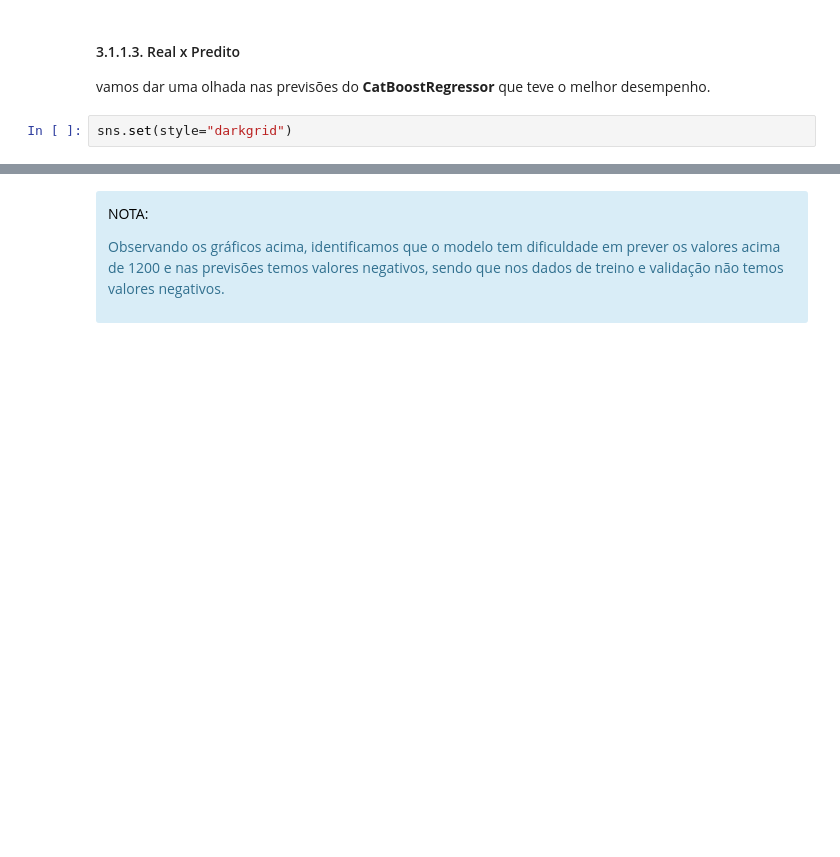
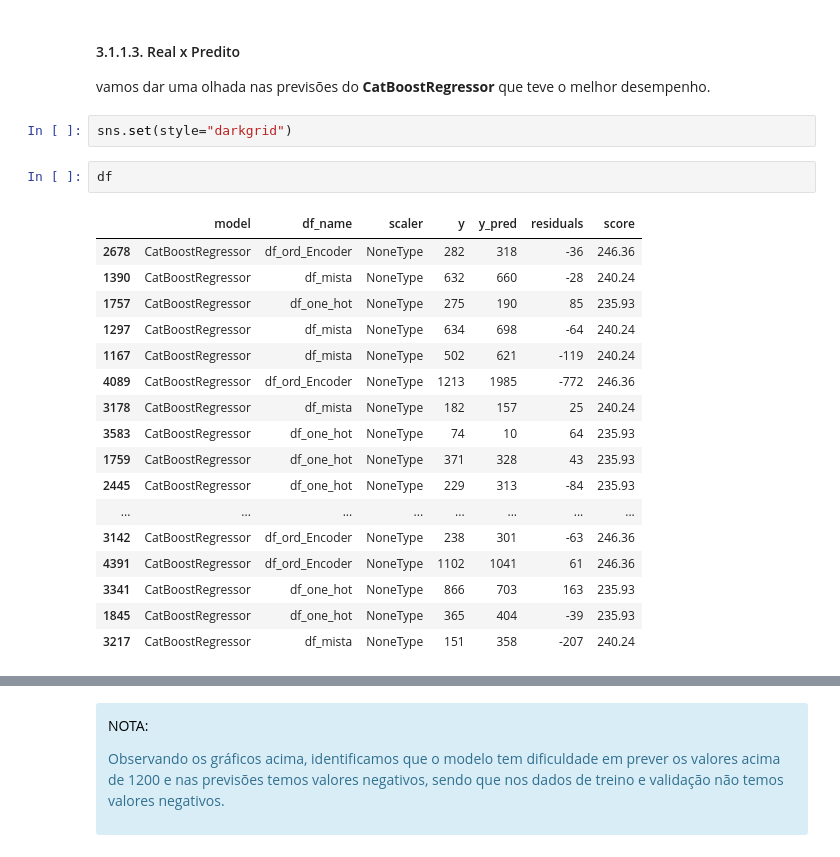
Before and after one commit to rogeriodelfim/Competicoes, a Jupyter notebook: Flai/09/02 - Features Engineering.ipynb, the cells around one changed output, grey strips where cells are left out. Cells and saved outputs as stored; diff of their text form; blank space fills up the shorter version.

```diff
--- a/Flai/09/02 - Features Engineering.ipynb
+++ b/Flai/09/02 - Features Engineering.ipynb
@@ -1365,6 +1365,26 @@ Como podemos observar, o melhor dataset neste primeiro momento é **df3_train_fe
 vamos dar uma olhada nas previsões do **CatBoostRegressor** que teve o melhor desempenho.
 # %%
 sns.set(style="darkgrid")
+# %%
+df
+# %% [output]
+|  | model | df_name | scaler | y | y_pred | residuals | score |
+| 2678 | CatBoostRegressor | df_ord_Encoder | NoneType | 282 | 318 | -36 | 246.36 |
+| 1390 | CatBoostRegressor | df_mista | NoneType | 632 | 660 | -28 | 240.24 |
+| 1757 | CatBoostRegressor | df_one_hot | NoneType | 275 | 190 | 85 | 235.93 |
+| 1297 | CatBoostRegressor | df_mista | NoneType | 634 | 698 | -64 | 240.24 |
+| 1167 | CatBoostRegressor | df_mista | NoneType | 502 | 621 | -119 | 240.24 |
+| 4089 | CatBoostRegressor | df_ord_Encoder | NoneType | 1213 | 1985 | -772 | 246.36 |
+| 3178 | CatBoostRegressor | df_mista | NoneType | 182 | 157 | 25 | 240.24 |
+| 3583 | CatBoostRegressor | df_one_hot | NoneType | 74 | 10 | 64 | 235.93 |
+| 1759 | CatBoostRegressor | df_one_hot | NoneType | 371 | 328 | 43 | 235.93 |
+| 2445 | CatBoostRegressor | df_one_hot | NoneType | 229 | 313 | -84 | 235.93 |
+| ... | ... | ... | ... | ... | ... | ... | ... |
+| 3142 | CatBoostRegressor | df_ord_Encoder | NoneType | 238 | 301 | -63 | 246.36 |
+| 4391 | CatBoostRegressor | df_ord_Encoder | NoneType | 1102 | 1041 | 61 | 246.36 |
+| 3341 | CatBoostRegressor | df_one_hot | NoneType | 866 | 703 | 163 | 235.93 |
+| 1845 | CatBoostRegressor | df_one_hot | NoneType | 365 | 404 | -39 | 235.93 |
+| 3217 | CatBoostRegressor | df_mista | NoneType | 151 | 358 | -207 | 240.24 |
 # %%
 sample     = 200
 model_name = 'CatBoostRegressor'
```
Also changed, not shown: parts of 19 cells of this notebook, 1 other file.
